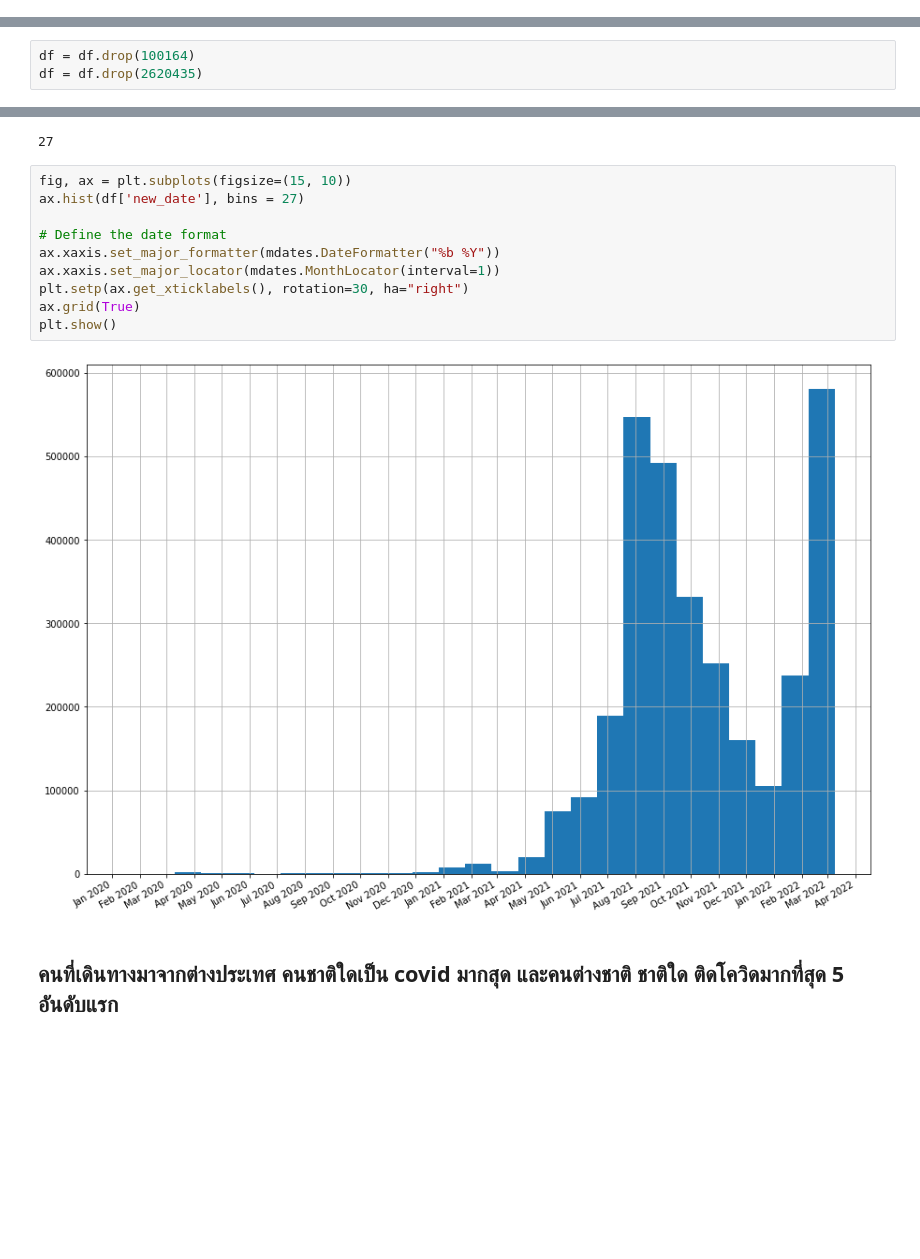
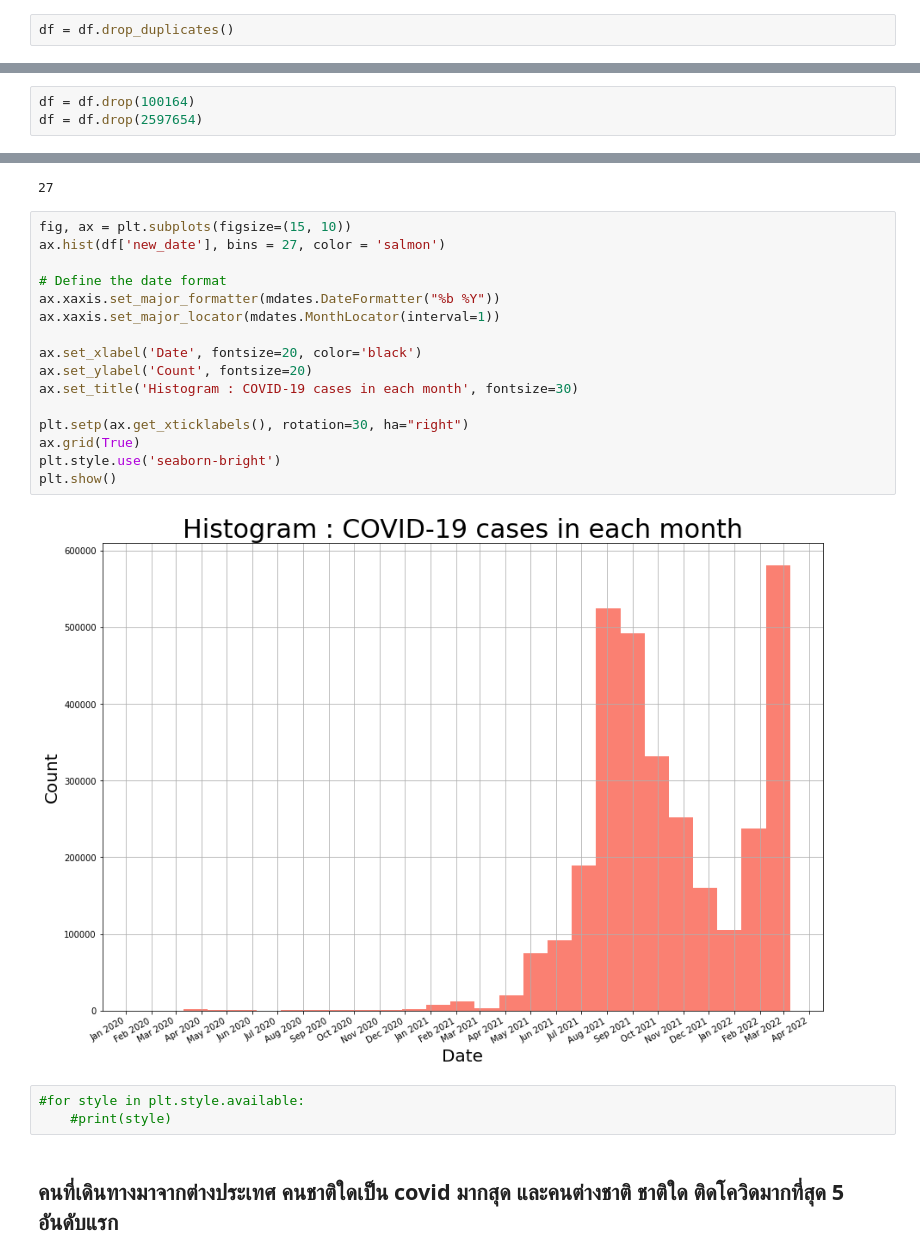
Before and after one commit to macgyver121/DADS5001, a Jupyter notebook: Exercise/Midterm_DADS5001.ipynb, the cells around one changed output, grey strips where cells are left out. Drawn from its saved outputs; the diff is of its cells as text; blank space fills up the shorter version.

```diff
--- a/Exercise/Midterm_DADS5001.ipynb
+++ b/Exercise/Midterm_DADS5001.ipynb
@@ -106 +108,3 @@ df.tail(5)
+# %%
+df = df.drop_duplicates()
 # %% [markdown]
@@ -230,7 +222,7 @@ df[df['age'] == '35/11']
 ### delete row that age = 55/664, 35/11
 # %%
 df = df.drop(100164)
-df = df.drop(2620435)
+df = df.drop(2597654)
 # %%
 df['age'] = df['age'].astype(float)
 # %% [markdown]
@@ -795,15 +791,24 @@ df['new_date_my'].nunique()
 27
 # %%
 fig, ax = plt.subplots(figsize=(15, 10))
-ax.hist(df['new_date'], bins = 27)
+ax.hist(df['new_date'], bins = 27, color = 'salmon')
 
 # Define the date format
 ax.xaxis.set_major_formatter(mdates.DateFormatter("%b %Y"))
 ax.xaxis.set_major_locator(mdates.MonthLocator(interval=1))
+
+ax.set_xlabel('Date', fontsize=20, color='black')
+ax.set_ylabel('Count', fontsize=20)
+ax.set_title('Histogram : COVID-19 cases in each month', fontsize=30)
+
 plt.setp(ax.get_xticklabels(), rotation=30, ha="right")
 ax.grid(True)
+plt.style.use('seaborn-bright')
 plt.show()
 # %% [output]
-[figure, old version]
+[figure, new version]
+# %%
+#for style in plt.style.available:
+    #print(style)
 # %% [markdown]
 ## คนที่เดินทางมาจากต่างประเทศ คนชาติใดเป็น covid มากสุด และคนต่างชาติ ชาติใด ติดโควิดมากที่สุด 5 อันดับแรก
```
Also changed, not shown: parts of 56 cells of this notebook.
